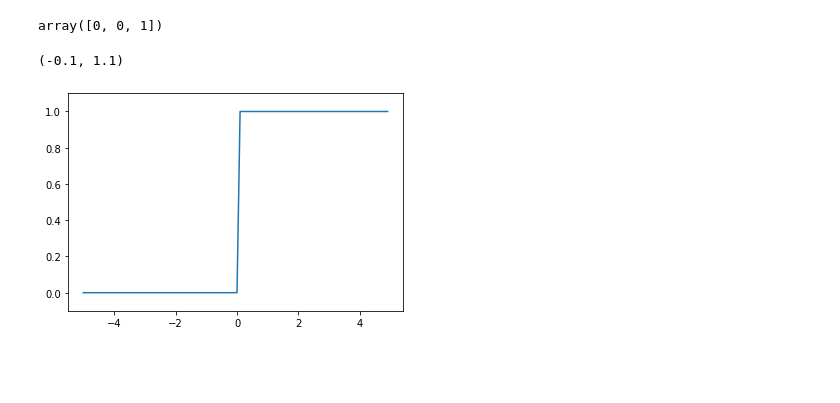
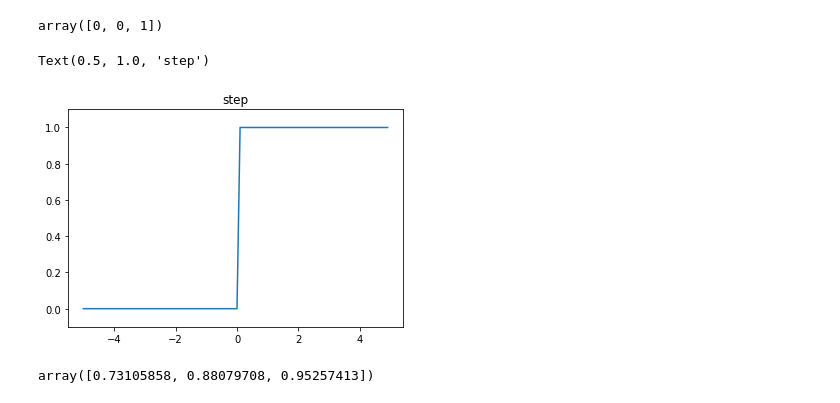
Before and after one commit to TakuyaArai353/DL_from_scratch, a Jupyter notebook: 3.neural_network/neural_network.ipynb, the cells around one changed output. Drawn from its saved outputs; the diff is of its cells as text; code cells hidden in the pictures; blank space fills up the shorter version.

```diff
--- a/3.neural_network/neural_network.ipynb
+++ b/3.neural_network/neural_network.ipynb
@@ -18,6 +18,7 @@ y = step_function(x)
 # %%
 plt.plot(x, y)
 plt.ylim(-0.1, 1.1)
+plt.title("step")
 # %% [output]
-(-0.1, 1.1)
+Text(0.5, 1.0, 'step')
-[figure, old version]
+[figure, new version]
@@ -23,0 +29,5 @@ plt.ylim(-0.1, 1.1)
+# %%
+x = np.array([1.0, 2.0, 3.0])
+sigmoid(x)
+# %% [output]
+array([0.73105858, 0.88079708, 0.95257413])
```
Also changed, not shown: parts of 11 cells of this notebook.
